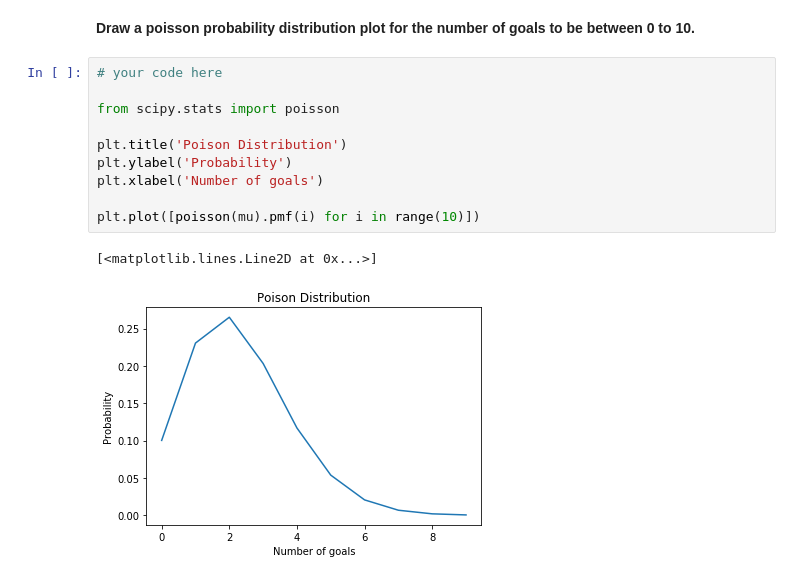
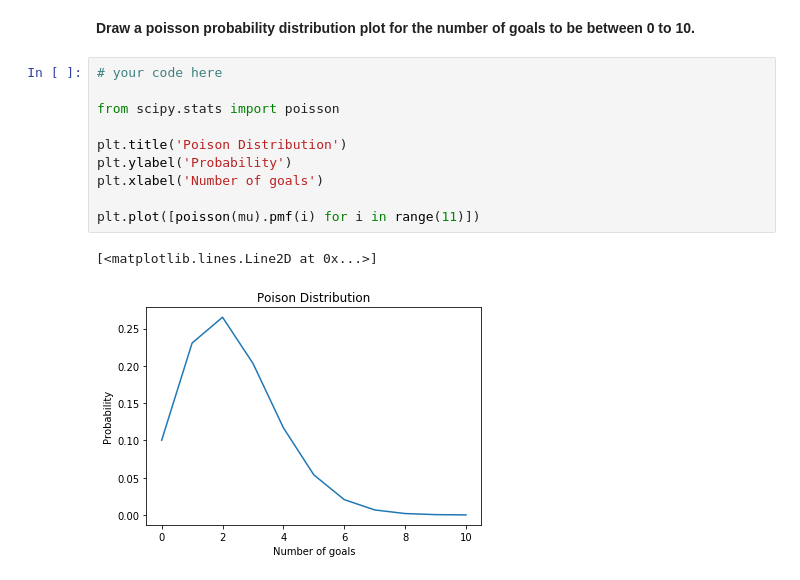
Before and after one commit to EduardoLPaez/data-labs, a Jupyter notebook: module-2/lab-discrete-probability-distribution/your-code/main.ipynb, the cells around one changed output. Cells and saved outputs as stored; diff of their text form.

```diff
--- a/module-2/lab-discrete-probability-distribution/your-code/main.ipynb
+++ b/module-2/lab-discrete-probability-distribution/your-code/main.ipynb
@@ -129,13 +136,13 @@ p
 # %%
 # your code here
 
 from scipy.stats import poisson
 
 plt.title('Poison Distribution')
 plt.ylabel('Probability')
 plt.xlabel('Number of goals')
 
-plt.plot([poisson(mu).pmf(i) for i in range(10)])
+plt.plot([poisson(mu).pmf(i) for i in range(11)])
 # %% [output]
 [<matplotlib.lines.Line2D at 0x...>]
-[figure, old version]
+[figure, new version]
```
Also changed, not shown: parts of 3 cells of this notebook, 1 other file.
